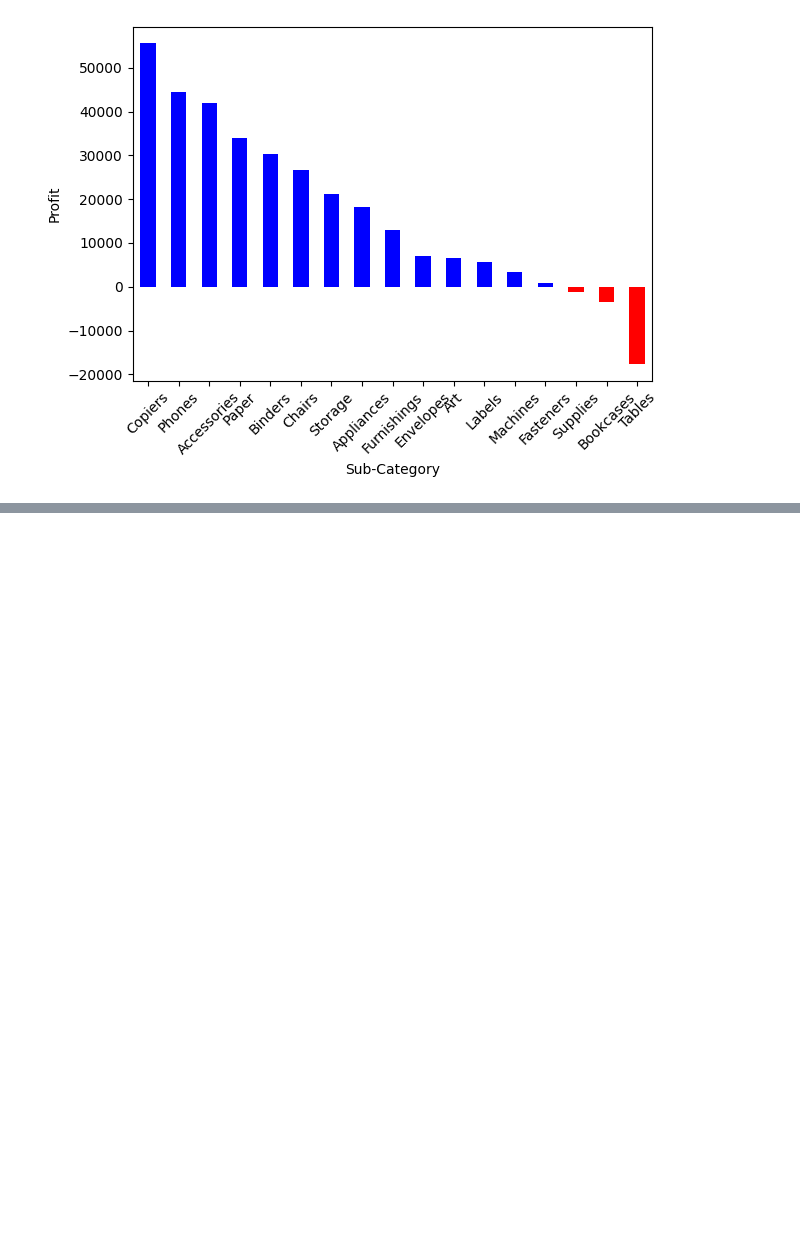
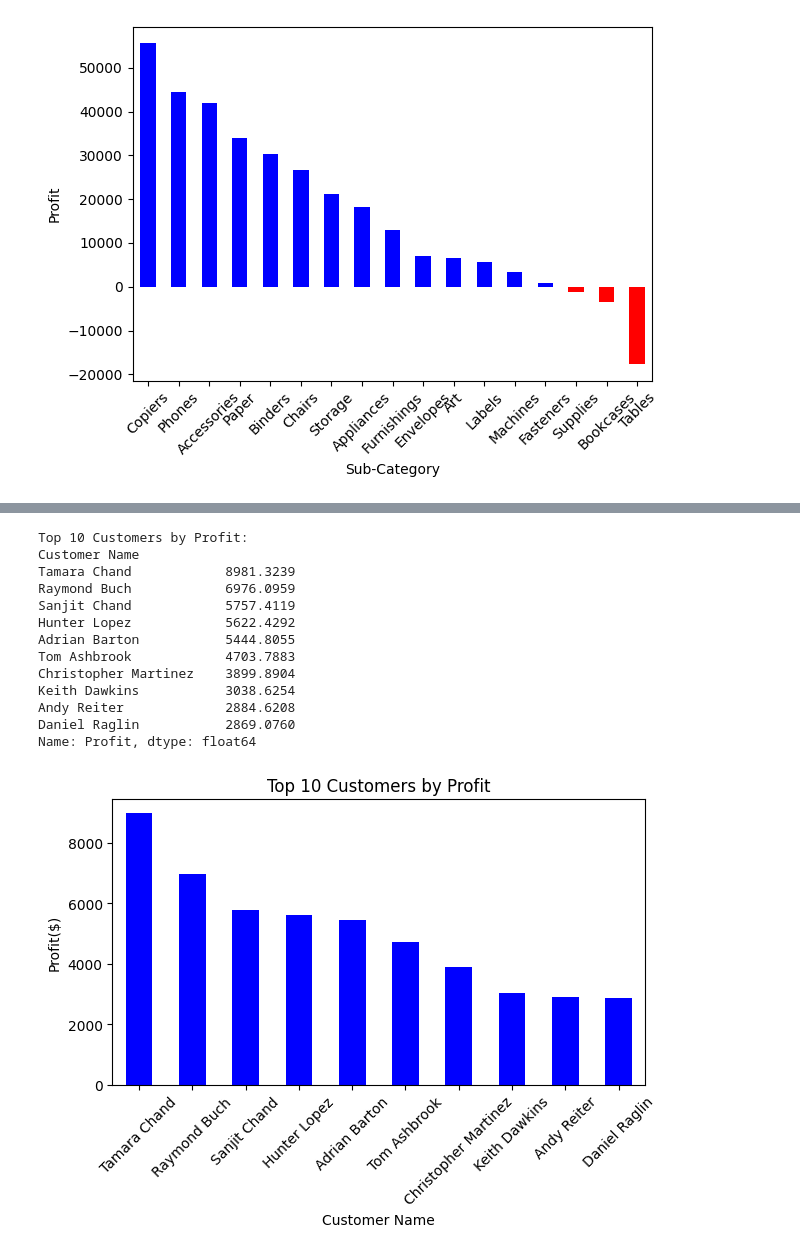
Before and after one commit to GeethaSamreddy/data-analyst-portfolio, a Jupyter notebook: SuperStore.ipynb, the cells around one changed output, grey strips where cells are left out. Saved outputs shown, nothing was run; the diff lists cells and outputs as text; code cells hidden in the pictures; blank space fills up the shorter version.

```diff
--- a/SuperStore.ipynb
+++ b/SuperStore.ipynb
@@ -135,0 +145,25 @@ Name: Profit, dtype: float64
+# %%
+cst_profit=df.groupby('Customer Name')['Profit'].sum().sort_values(ascending=False).head(10)
+print("Top 10 Customers by Profit:")
+print(cst_profit)
+cst_profit.plot(kind='bar',color='blue')
+plt.title("Top 10 Customers by Profit")
+plt.ylabel("Profit($)")
+plt.xticks(rotation=45)
+plt.tight_layout()
+plt.show()
+# %% [output]
+Top 10 Customers by Profit:
+Customer Name
+Tamara Chand            8981.3239
+Raymond Buch            6976.0959
+Sanjit Chand            5757.4119
+Hunter Lopez            5622.4292
+Adrian Barton           5444.8055
+Tom Ashbrook            4703.7883
+Christopher Martinez    3899.8904
+Keith Dawkins           3038.6254
+Andy Reiter             2884.6208
+Daniel Raglin           2869.0760
+Name: Profit, dtype: float64
+[figure, added]
```
Also changed, not shown: parts of 3 cells of this notebook.
